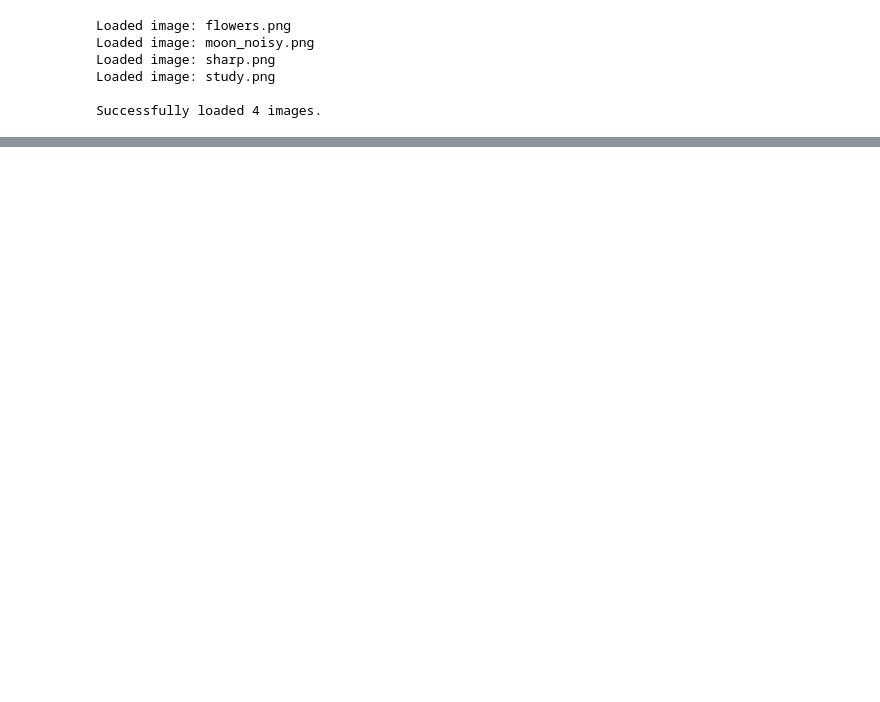
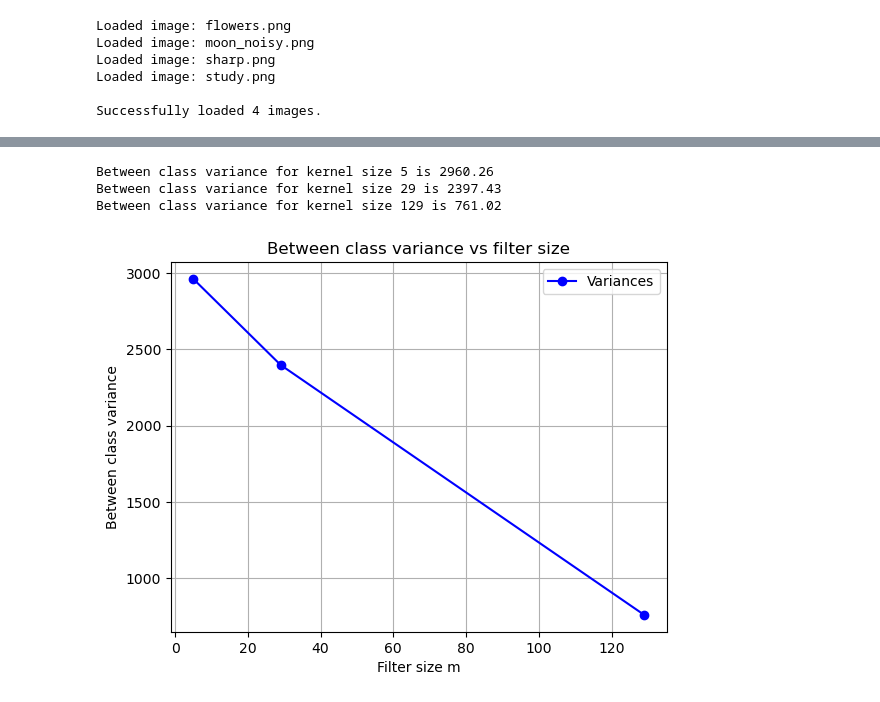
Before and after one commit to Pritam1102/DIP2025, a Jupyter notebook: assignment2.ipynb, the cells around one changed output, grey strips where cells are left out. Cells and saved outputs as stored; diff of their text form; code cells hidden in the pictures; blank space fills up the shorter version.

```diff
--- a/assignment2.ipynb
+++ b/assignment2.ipynb
@@ -26,0 +131,17 @@ flowers, moon_noisy, sharp, study = all_images
+# %%
+for i in range(len(bw_variances)):
+    print(f"Between class variance for kernel size {kernel_sizes[i]} is {bw_variances[i]:0.2f}")
+# %% [output]
+Between class variance for kernel size 5 is 2960.26
+Between class variance for kernel size 29 is 2397.43
+Between class variance for kernel size 129 is 761.02
+# %%
+plt.plot([5,29, 129], bw_variances, marker = 'o', color= 'b', label='Variances')
+plt.legend()
+plt.title("Between class variance vs filter size")
+plt.xlabel("Filter size m")
+plt.ylabel("Between class variance")
+plt.grid(True)
+plt.show()
+# %% [output]
+[figure, added]
```
Also changed, not shown: parts of 6 cells of this notebook.
